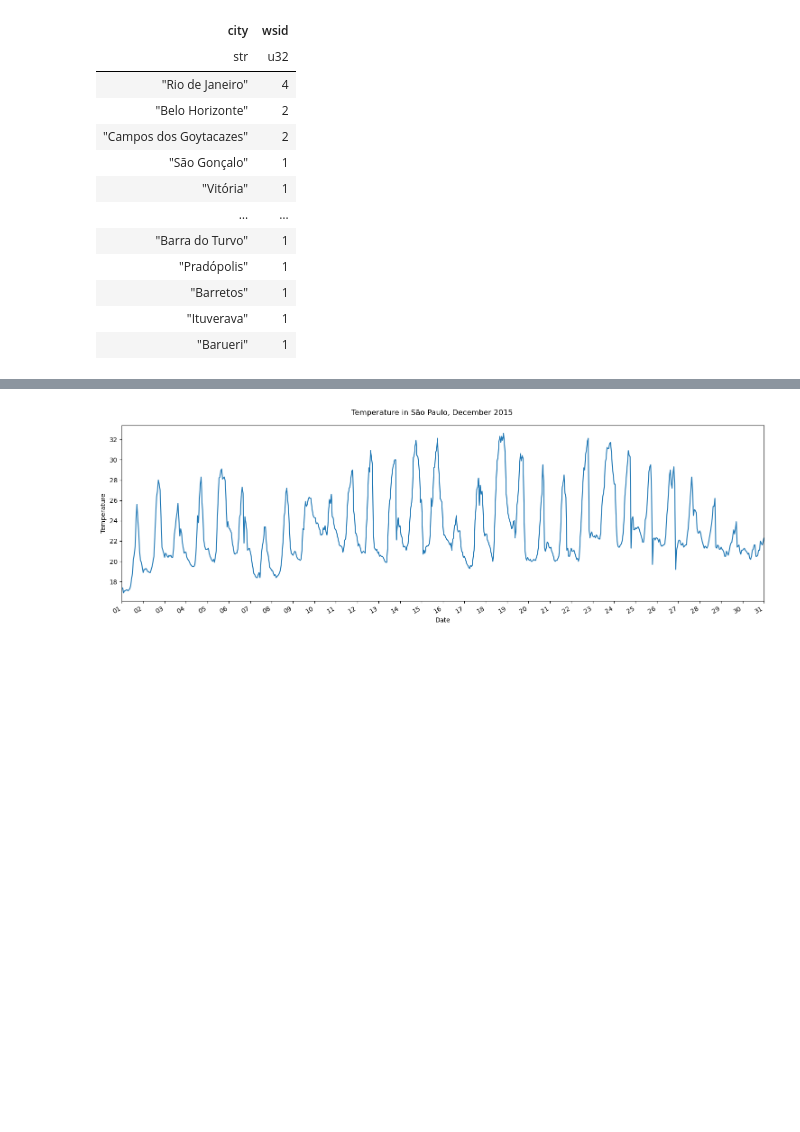
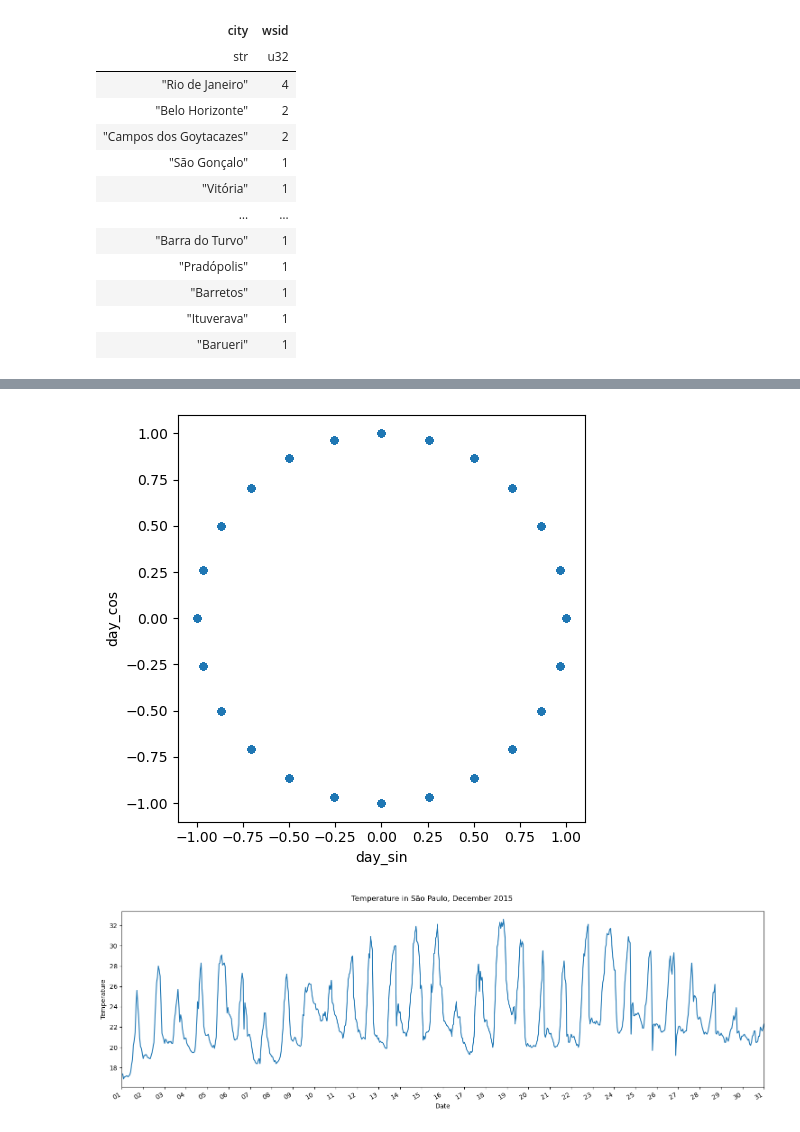
Before and after one commit to Mapua-Data-Science/module-3-exam-sudeste-acenas_carreon, a Jupyter notebook: src/notebook.ipynb, the cells around one changed output, grey strips where cells are left out. Drawn from its saved outputs; the diff is of its cells as text; code cells hidden in the pictures; blank space fills up the shorter version.

```diff
--- a/src/notebook.ipynb
+++ b/src/notebook.ipynb
@@ -75,3 +95,8 @@ sao_paulo_dec_2015_df = sao_paulo_2015_df[sao_paulo_2015_df.index.month == 12]
+# %%
+sao_paulo_dec_2015_df.plot.scatter('day_sin','day_cos').set_aspect('equal')
+plt.tight_layout()
+# %% [output]
+[figure, added]
 # %%
 fig, ax = plt.subplots(figsize=(15, 5))
 
```
Also changed, not shown: parts of 18 cells of this notebook.
